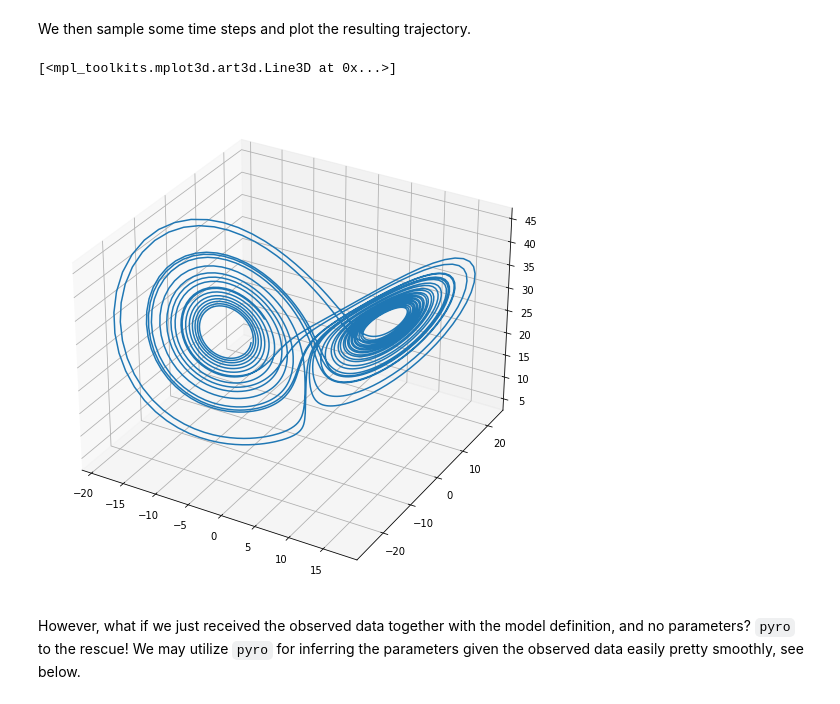
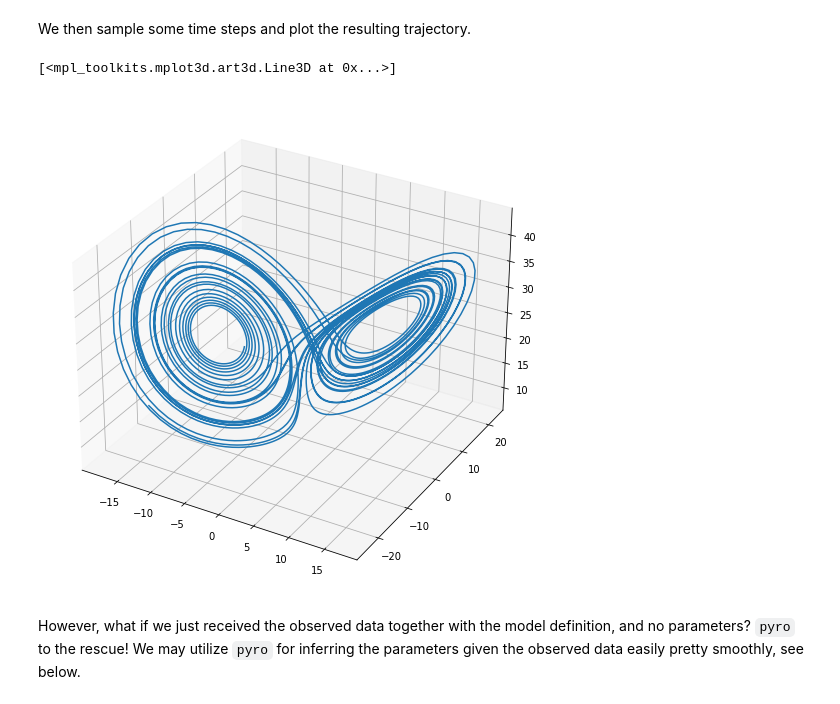
Before and after one commit to tingiskhan/stoch-proc, a Jupyter notebook: examples/lorenz.ipynb, the cells around one changed output. Drawn from its saved outputs; the diff is of its cells as text; code cells hidden in the pictures.

```diff
--- a/examples/lorenz.ipynb
+++ b/examples/lorenz.ipynb
@@ -46,17 +46,17 @@ We then sample some time steps and plot the resulting trajectory.
 # %%
 import matplotlib
 import matplotlib.pyplot as plt
 
-x = model.sample_path(3_000)
+x = model.sample_states(3_000).get_path()
 array = x.numpy()
 
 fig = plt.figure(figsize=(16, 9))
 ax = plt.axes(projection='3d')
 
 ax.plot3D(array[:, 0], array[:, 1], array[:, 2])
 # %% [output]
 [<mpl_toolkits.mplot3d.art3d.Line3D at 0x...>]
-[figure, old version]
+[figure, new version]
 # %% [markdown]
 However, what if we just received the observed data together with the model definition, and no parameters? `pyro` to the rescue! We may utilize `pyro` for inferring the parameters given the observed data easily pretty smoothly, see below.
 # %%
```
Also changed, not shown: parts of 1 cell of this notebook, 25 other files.
